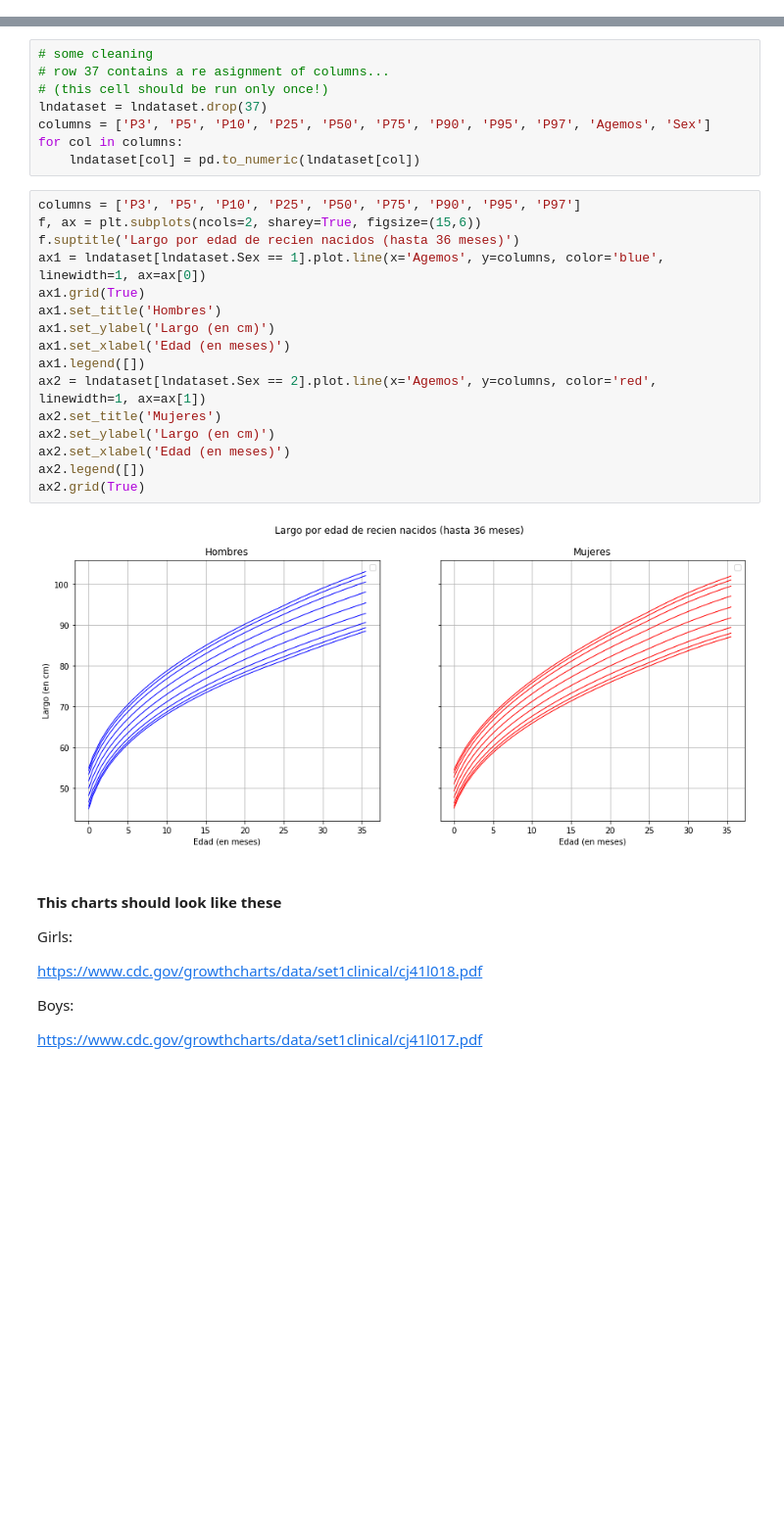
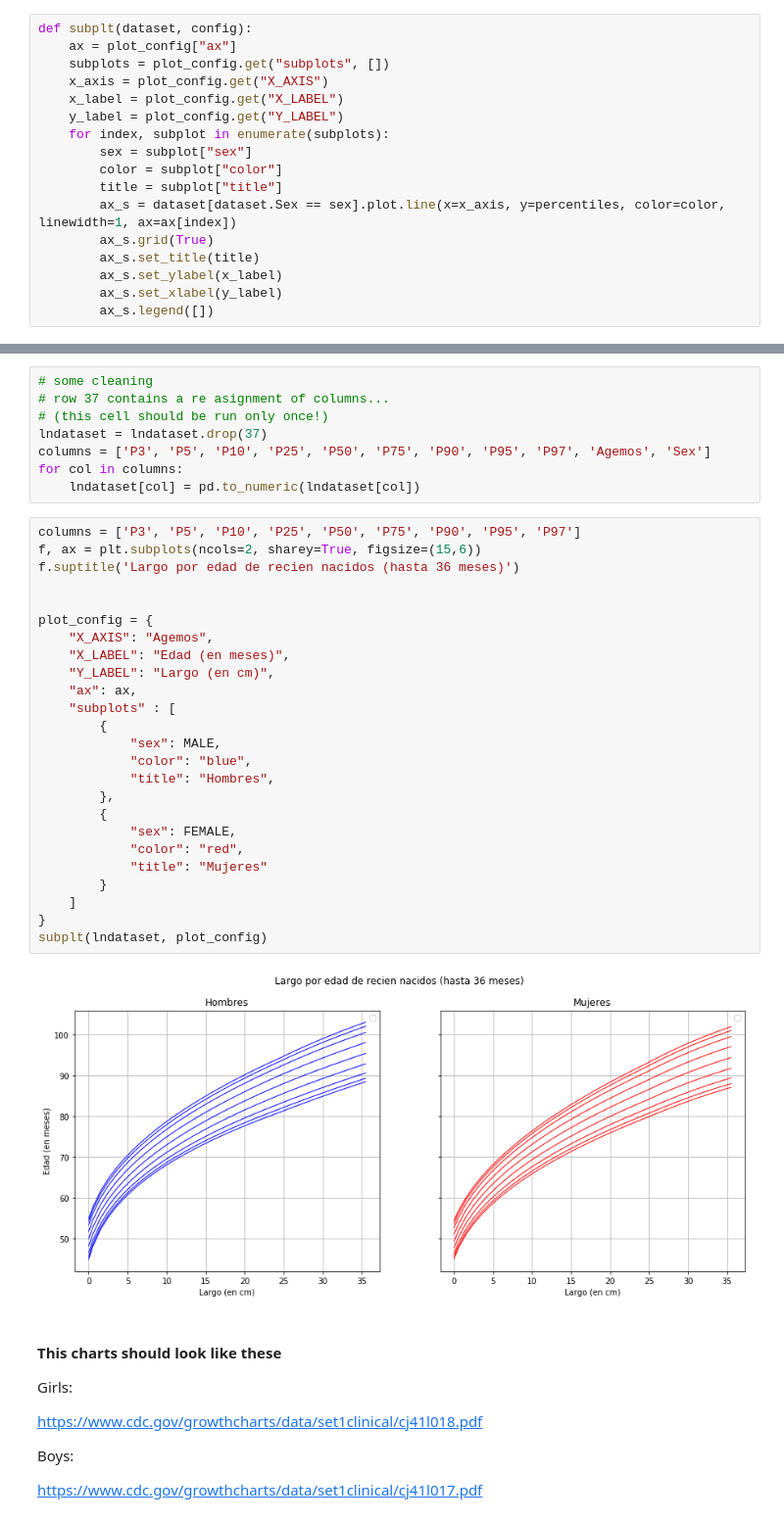
Before and after one commit to diplodatos-grupo01/analisis-y-curacion-de-datos, a Jupyter notebook: notebooks/Ejercicio Tablas de crecimiento.ipynb, the cells around one changed output, grey strips where cells are left out. Shown: that part at 98% size. Cells and saved outputs as stored; diff of their text form; blank space fills up the shorter version.

```diff
--- a/notebooks/Ejercicio Tablas de crecimiento.ipynb
+++ b/notebooks/Ejercicio Tablas de crecimiento.ipynb
@@ -38,0 +25,17 @@ ax2.grid(True)
+# %%
+def subplt(dataset, config):
+    ax = plot_config["ax"]
+    subplots = plot_config.get("subplots", [])
+    x_axis = plot_config.get("X_AXIS")
+    x_label = plot_config.get("X_LABEL")
+    y_label = plot_config.get("Y_LABEL")
+    for index, subplot in enumerate(subplots):
+        sex = subplot["sex"]
+        color = subplot["color"]
+        title = subplot["title"]
+        ax_s = dataset[dataset.Sex == sex].plot.line(x=x_axis, y=percentiles, color=color, linewidth=1, ax=ax[index])
+        ax_s.grid(True)
+        ax_s.set_title(title)
+        ax_s.set_ylabel(x_label)
+        ax_s.set_xlabel(y_label)
+        ax_s.legend([])
@@ -47,21 +77,30 @@ for col in columns:
 # %%
 columns = ['P3', 'P5', 'P10', 'P25', 'P50', 'P75', 'P90', 'P95', 'P97']
 f, ax = plt.subplots(ncols=2, sharey=True, figsize=(15,6))
 f.suptitle('Largo por edad de recien nacidos (hasta 36 meses)')
-ax1 = lndataset[lndataset.Sex == 1].plot.line(x='Agemos', y=columns, color='blue', linewidth=1, ax=ax[0])
-ax1.grid(True)
-ax1.set_title('Hombres')
-ax1.set_ylabel('Largo (en cm)')
-ax1.set_xlabel('Edad (en meses)')
-ax1.legend([])
-ax2 = lndataset[lndataset.Sex == 2].plot.line(x='Agemos', y=columns, color='red', linewidth=1, ax=ax[1])
-ax2.set_title('Mujeres')
-ax2.set_ylabel('Largo (en cm)')
-ax2.set_xlabel('Edad (en meses)')
-ax2.legend([])
-ax2.grid(True)
+
+
+plot_config = {
+    "X_AXIS": "Agemos",
+    "X_LABEL": "Edad (en meses)",
+    "Y_LABEL": "Largo (en cm)",
+    "ax": ax,
+    "subplots" : [
+        {
+            "sex": MALE,
+            "color": "blue",
+            "title": "Hombres",
+        },
+        {
+            "sex": FEMALE,
+            "color": "red",
+            "title": "Mujeres"
+        }
+    ]
+}
+subplt(lndataset, plot_config)
 # %% [output]
-[figure, old version]
+[figure, new version]
 # %% [markdown]
 #### This charts should look like these
 Girls:
```
Also changed, not shown: parts of 3 cells of this notebook, 3 other files.
